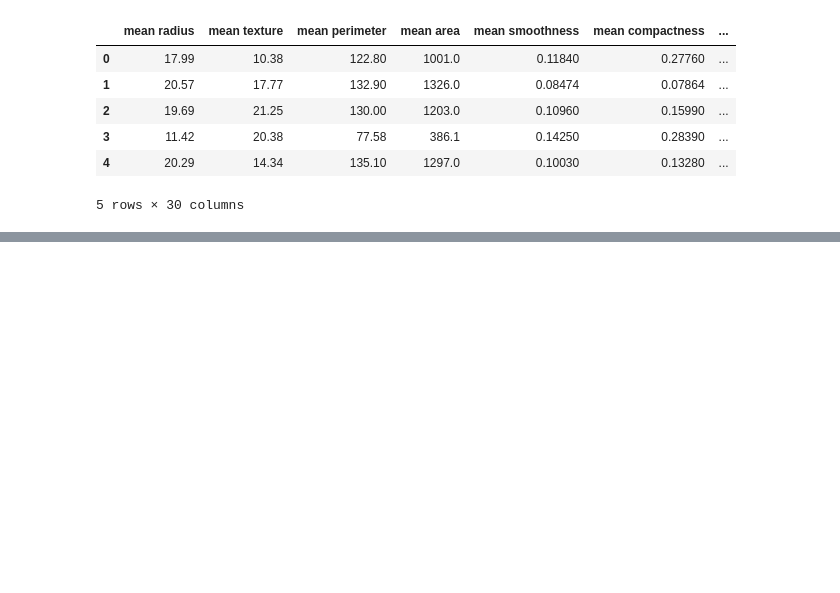
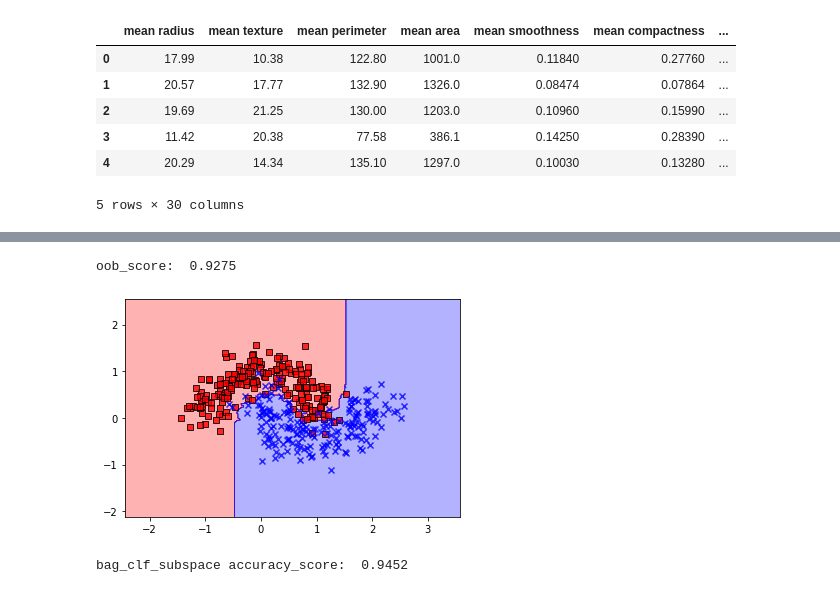
Before and after one commit to jerry-ryu/ML_beginning, a Jupyter notebook: 3.Classification.ipynb, the cells around one changed output, grey strips where cells are left out. Cells and saved outputs as stored; diff of their text form; code cells hidden in the pictures; blank space fills up the shorter version.

```diff
--- a/3.Classification.ipynb
+++ b/3.Classification.ipynb
@@ -2446,0 +2459,44 @@ VotingClassifier 0.93
+# %%
+# 의사결정나무로 이루어진 배깅을 이용하여 학습 / oob score 평가
+from sklearn.ensemble import BaggingClassifier
+from sklearn.tree import DecisionTreeClassifier
+
+bag_clf = BaggingClassifier(
+    DecisionTreeClassifier(), n_estimators = 500,
+    max_samples = 100, bootstrap = True, n_jobs = -1, oob_score = True
+) # bootstrap이 True이므로 배깅 방식을 사용한다, bootstrap이 False면 페이스팅
+bag_clf.fit(X_train, y_train)
+y_pred = bag_clf.predict(X_test)
+
+print("oob_score: ", bag_clf.oob_score_) # 배깅에서만 평가할 수 있는 지표이며, 학습에 사용된 63.2%의 데이터를 제외하고 평가한 것이다
+
+plot_decision_regions(X_train, y_train, bag_clf)
+plt.show()
+
+# 트리하나의 예측보다 일반화가 더 잘 되어있다.
+
+
+## bagging vs pasting
+## 부트스트래핑은 각 에측기가 학습하는 서브셋에 다양성을 증가시키므로 배깅이 페이스팅보다 편향이 조금 더 높고 분산이 더 낮다
+## 일반적으로 배깅이 페이스팅보다 더 나은 모델을 만들지만, 교차검증으로 배깅과 페이스팅 모두를 평가해보는 것이 좋다
+# %% [output]
+oob_score:  0.9275
+[figure, added]
+# %%
+from sklearn.metrics import accuracy_score
+# mnist 데이터사용
+# 특성 샘플링(랜덤 서브스페이스, random subspaces method), 샘플이 아니라 feature를 샘플링하여 학습
+# 고차원의 데이터셋을 다룰 때 유용하다
+bag_clf_subspace = BaggingClassifier(
+    DecisionTreeClassifier(), n_estimators = 100,
+    max_features = 28, bootstrap = True, n_jobs = -1
+) # bootstrap이 True이므로 배깅 방식을 사용한다, bootstrap이 False면 페이스팅
+bag_clf_subspace.fit(X_train, y_train)
+print('bag_clf_subspace accuracy_score: ', accuracy_score(y_test, bag_clf_subspace.predict(X_test)))
+
+
+
+# 특성과 샘플을 모두 샘플링(랜덤 패치, random patches method)
+# max_features 값과 max_sampels 값을 모두 설정
+# %% [output]
+bag_clf_subspace accuracy_score:  0.9452
```
Also changed, not shown: parts of 12 cells of this notebook.
